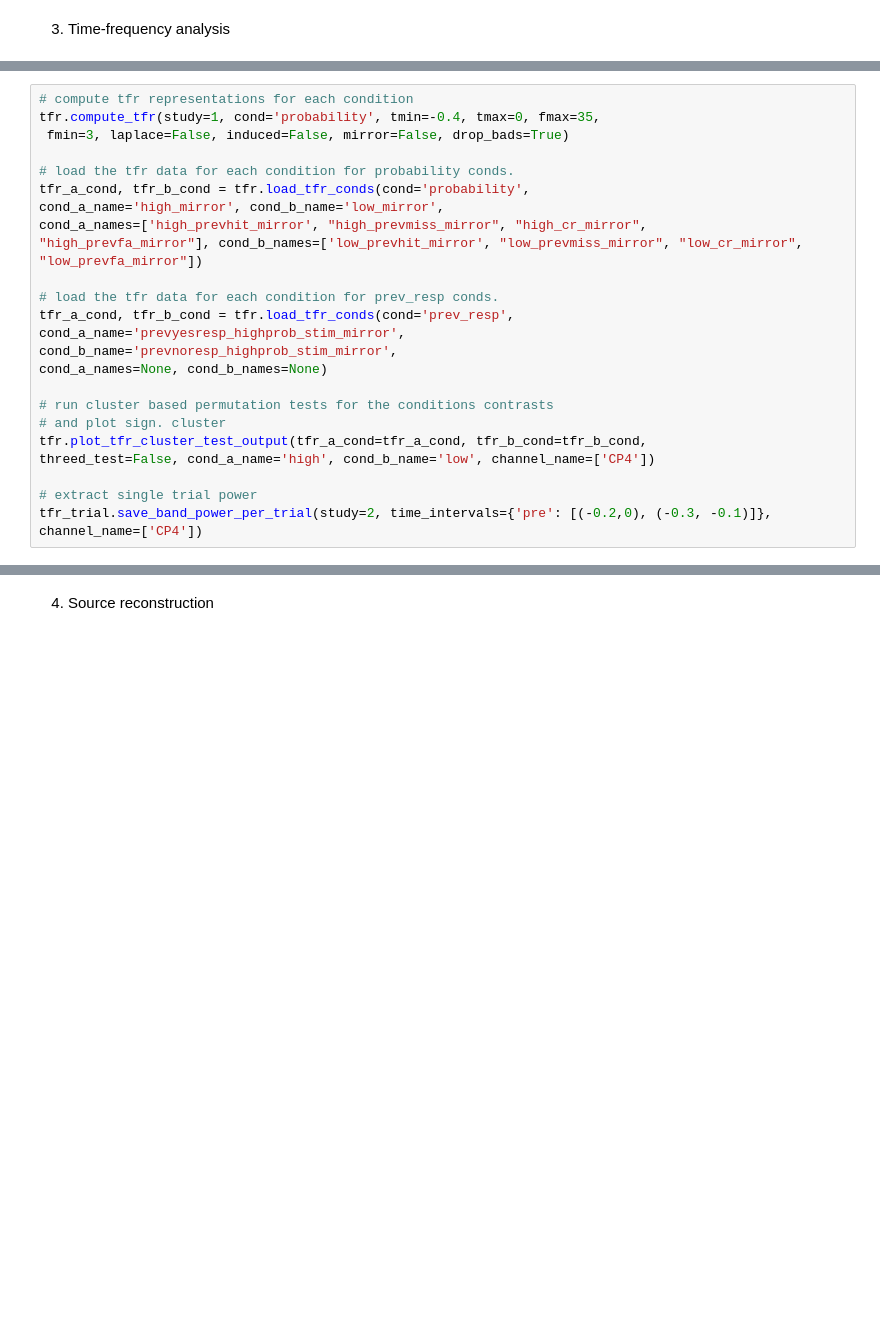
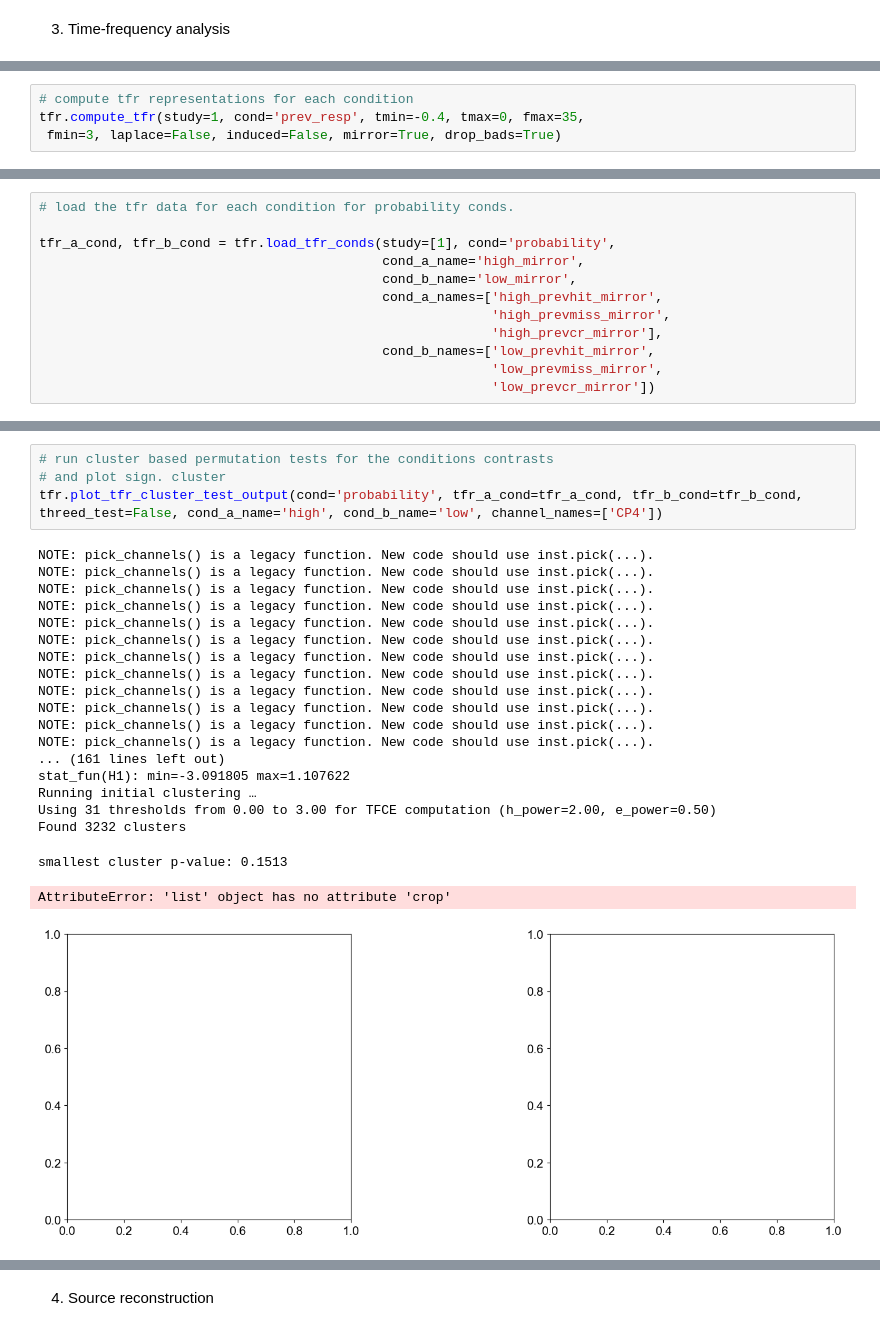
Before and after one commit to CarinaFo/ExPeCoN_ms, a Jupyter notebook: code/notebooks/expecon_ms.ipynb, the cells around one changed output, grey strips where cells are left out. Cells and saved outputs as stored; diff of their text form; blank space fills up the shorter version.

Commit message:
added time frequency calculation to notebook

```diff
--- a/code/notebooks/expecon_ms.ipynb
+++ b/code/notebooks/expecon_ms.ipynb
@@ -136,25 +219,4 @@ from expecon_ms.eeg.sensor import tfr_trial
 # %%
 # compute tfr representations for each condition
-tfr.compute_tfr(study=1, cond='probability', tmin=-0.4, tmax=0, fmax=35,
- fmin=3, laplace=False, induced=False, mirror=False, drop_bads=True)
-
-# load the tfr data for each condition for probability conds.
-tfr_a_cond, tfr_b_cond = tfr.load_tfr_conds(cond='probability',
-cond_a_name='high_mirror', cond_b_name='low_mirror',
-cond_a_names=['high_prevhit_mirror', "high_prevmiss_mirror", "high_cr_mirror",
-"high_prevfa_mirror"], cond_b_names=['low_prevhit_mirror', "low_prevmiss_mirror", "low_cr_mirror",
-"low_prevfa_mirror"])
-
-# load the tfr data for each condition for prev_resp conds.
-tfr_a_cond, tfr_b_cond = tfr.load_tfr_conds(cond='prev_resp',
-cond_a_name='prevyesresp_highprob_stim_mirror',
-cond_b_name='prevnoresp_highprob_stim_mirror',
-cond_a_names=None, cond_b_names=None)
-
-# run cluster based permutation tests for the conditions contrasts
-# and plot sign. cluster
-tfr.plot_tfr_cluster_test_output(tfr_a_cond=tfr_a_cond, tfr_b_cond=tfr_b_cond,
-threed_test=False, cond_a_name='high', cond_b_name='low', channel_name=['CP4'])
-
-# extract single trial power
-tfr_trial.save_band_power_per_trial(study=2, time_intervals={'pre': [(-0.2,0), (-0.3, -0.1)]}, channel_name=['CP4'])
+tfr.compute_tfr(study=1, cond='prev_resp', tmin=-0.4, tmax=0, fmax=35,
+ fmin=3, laplace=False, induced=False, mirror=True, drop_bads=True)
@@ -160,0 +365,12 @@ tfr_trial.save_band_power_per_trial(study=2, time_intervals={'pre': [(-0.2,0), (
+# %%
+# load the tfr data for each condition for probability conds.
+
+tfr_a_cond, tfr_b_cond = tfr.load_tfr_conds(study=[1], cond='probability',
+                                            cond_a_name='high_mirror',
+                                            cond_b_name='low_mirror',
+                                            cond_a_names=['high_prevhit_mirror',
+                                                          'high_prevmiss_mirror',
+                                                          'high_prevcr_mirror'],
+                                            cond_b_names=['low_prevhit_mirror',
+                                                          'low_prevmiss_mirror',
+                                                          'low_prevcr_mirror'])
@@ -160,0 +395,26 @@ tfr_trial.save_band_power_per_trial(study=2, time_intervals={'pre': [(-0.2,0), (
+# %%
+# run cluster based permutation tests for the conditions contrasts
+# and plot sign. cluster
+tfr.plot_tfr_cluster_test_output(cond='probability', tfr_a_cond=tfr_a_cond, tfr_b_cond=tfr_b_cond,
+threed_test=False, cond_a_name='high', cond_b_name='low', channel_names=['CP4'])
+# %% [output]
+NOTE: pick_channels() is a legacy function. New code should use inst.pick(...).
+NOTE: pick_channels() is a legacy function. New code should use inst.pick(...).
+NOTE: pick_channels() is a legacy function. New code should use inst.pick(...).
+NOTE: pick_channels() is a legacy function. New code should use inst.pick(...).
+NOTE: pick_channels() is a legacy function. New code should use inst.pick(...).
+NOTE: pick_channels() is a legacy function. New code should use inst.pick(...).
+NOTE: pick_channels() is a legacy function. New code should use inst.pick(...).
+NOTE: pick_channels() is a legacy function. New code should use inst.pick(...).
+NOTE: pick_channels() is a legacy function. New code should use inst.pick(...).
+NOTE: pick_channels() is a legacy function. New code should use inst.pick(...).
+NOTE: pick_channels() is a legacy function. New code should use inst.pick(...).
+NOTE: pick_channels() is a legacy function. New code should use inst.pick(...).
+... (161 lines left out)
+stat_fun(H1): min=-3.091805 max=1.107622
+Running initial clustering …
+Using 31 thresholds from 0.00 to 3.00 for TFCE computation (h_power=2.00, e_power=0.50)
+Found 3232 clusters
+smallest cluster p-value: 0.1513
+AttributeError: 'list' object has no attribute 'crop'
+[figure, added]
```
Also changed, not shown: parts of 18 cells of this notebook.
